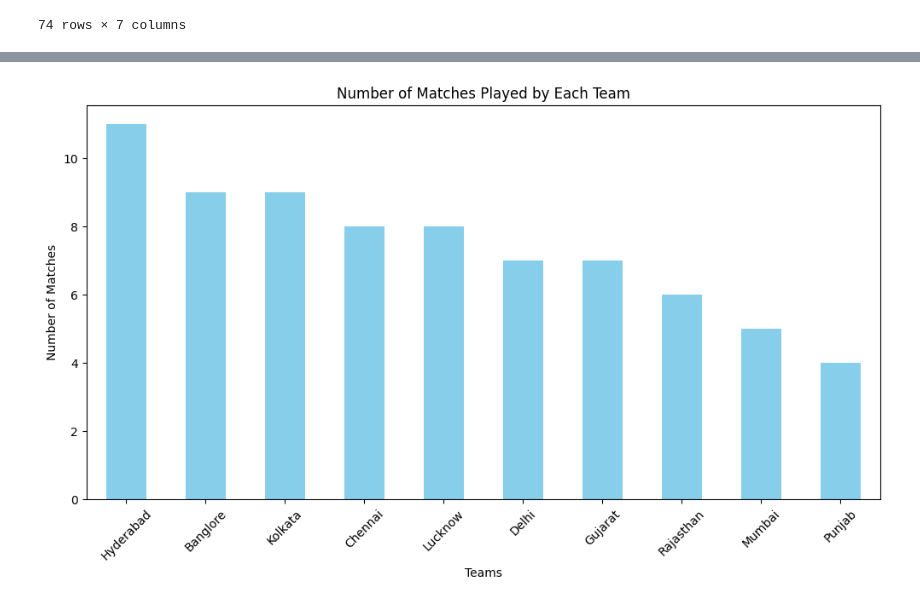
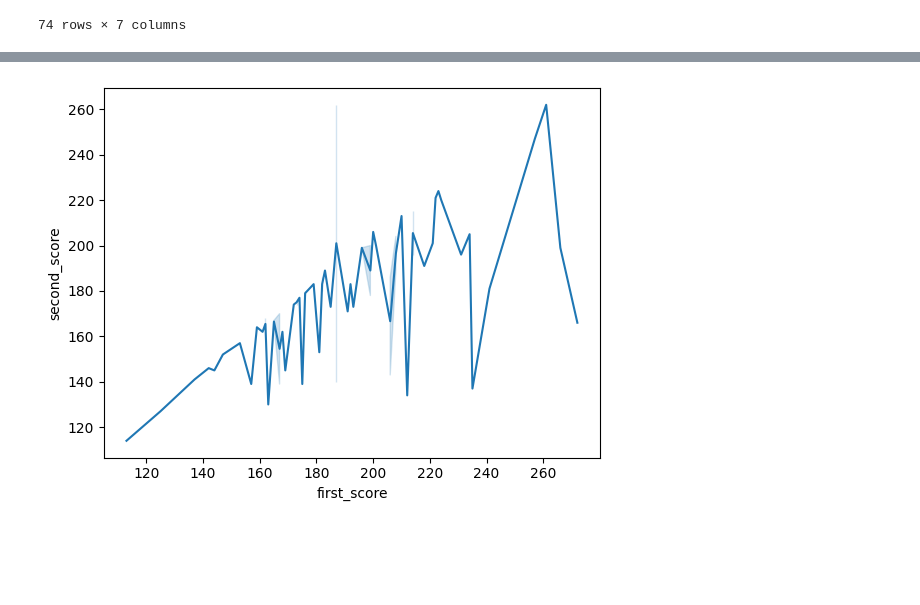
Before and after one commit to yharshityadav/IPL-Machine-Learning-Model, a Jupyter notebook: IPL.ipynb, the cells around one changed output, grey strips where cells are left out. Cells and saved outputs as stored; diff of their text form; code cells hidden in the pictures; blank space fills up the shorter version.

```diff
--- a/IPL.ipynb
+++ b/IPL.ipynb
@@ -118,9 +114,5 @@ plt.show()
-# %%
-barplot = df['team1'].value_counts().plot(kind='bar', figsize=(12, 6), color='skyblue')
-plt.title('Number of Matches Played by Each Team')
-plt.xlabel('Teams')
-plt.ylabel('Number of Matches')
-plt.xticks(rotation=45)
-plt.show()
-# %% [output]
-[figure, removed]
+# %%
+sns.lineplot(x='first_score',y='second_score',data=df)
+plt.show()
+# %% [output]
+[figure, added]
```
Also changed, not shown: parts of 10 cells of this notebook.
